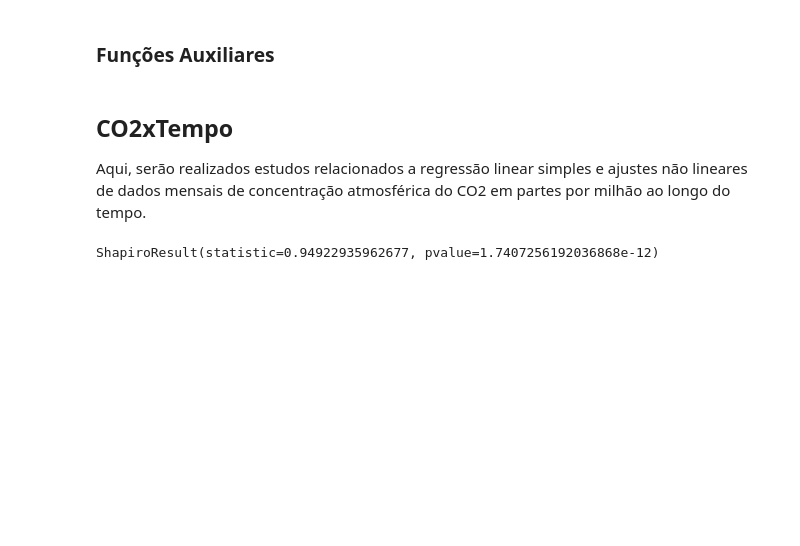
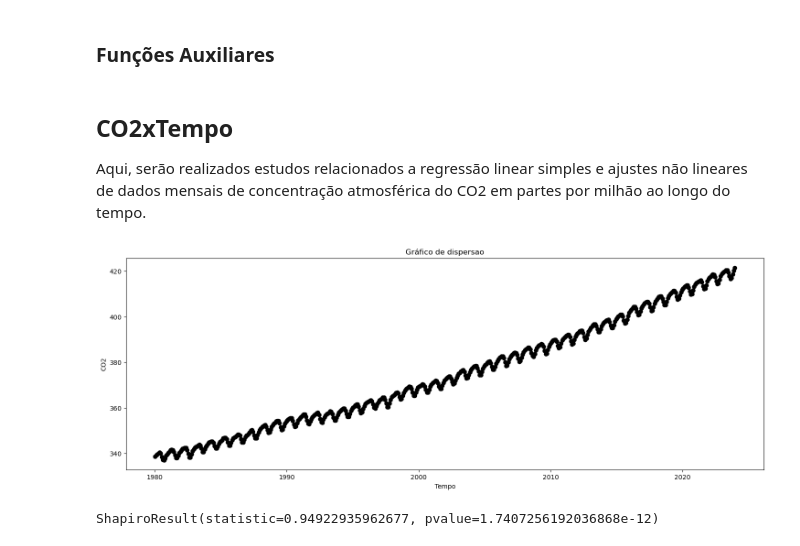
Before and after one commit to Joaof14/Clima_MMQ, a Jupyter notebook: MMQ_statsModel.ipynb, the cells around one changed output. Saved outputs shown, nothing was run; the diff lists cells and outputs as text; code cells hidden in the pictures; blank space fills up the shorter version.

```diff
--- a/MMQ_statsModel.ipynb
+++ b/MMQ_statsModel.ipynb
@@ -58,7 +58,10 @@ Aqui, serão realizados estudos relacionados a regressão linear simples e ajust
 # %%
 #definir variáveis x e y
 y = np.array(df['Co2 ppm'])
 x = np.array(df['decimal date'])
+plotgrafico(funcao = False, titulo = "Gráfico de dispersao", xlabel = "Tempo", ylabel = "CO2")
+# %% [output]
+[figure, added]
 # %%
 #teste da distribuição normal
 sp.shapiro(y)
```
Also changed, not shown: parts of 9 cells of this notebook.
